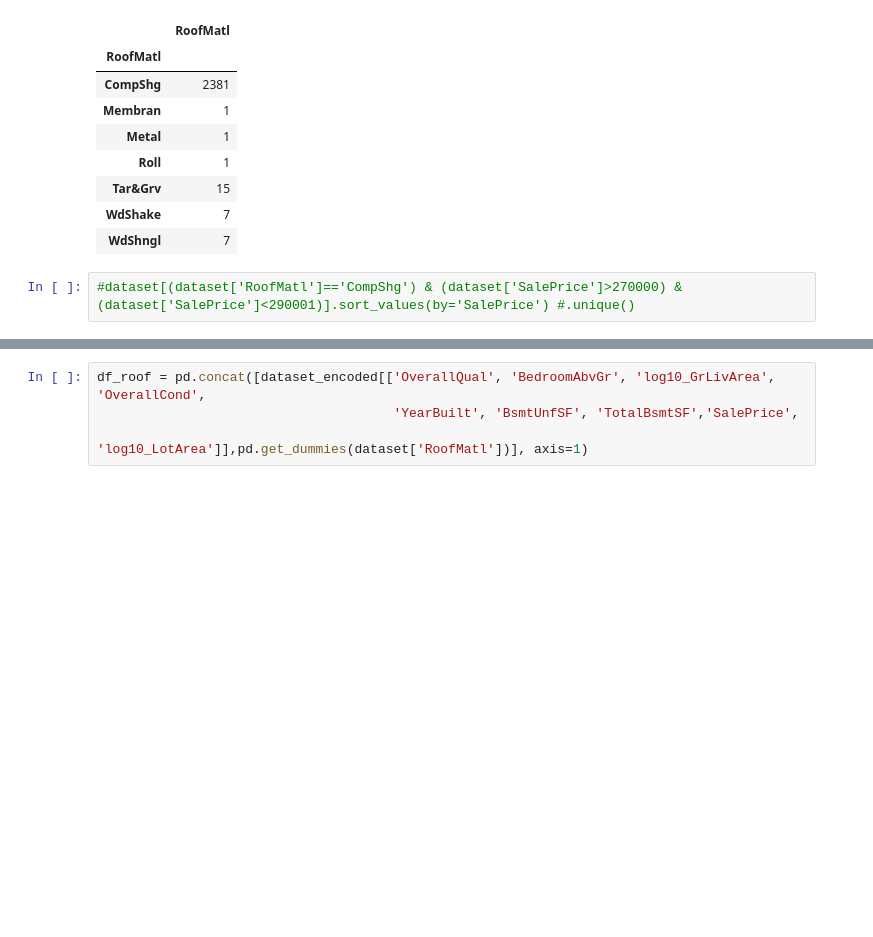
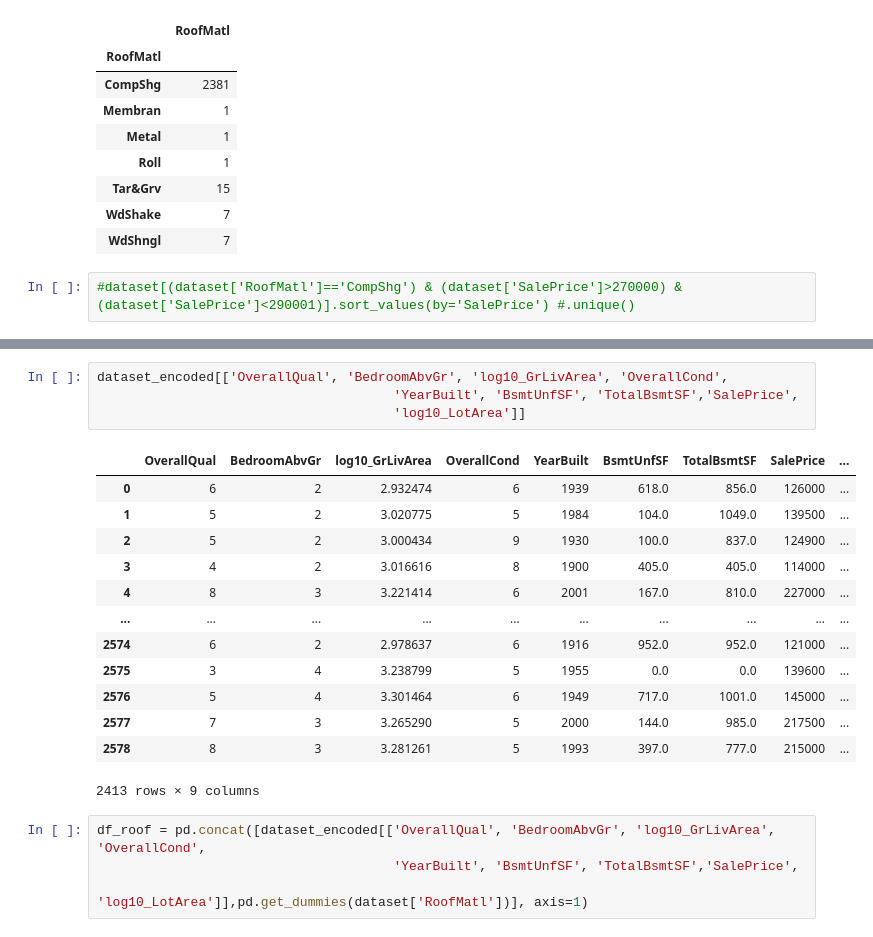
Before and after one commit to hikarinosenshi/ml_project, a Jupyter notebook: ariel/Feature Selection2.ipynb, the cells around one changed output, grey strips where cells are left out. Saved outputs shown, nothing was run; the diff lists cells and outputs as text; blank space fills up the shorter version.

```diff
--- a/ariel/Feature Selection2.ipynb
+++ b/ariel/Feature Selection2.ipynb
@@ -675,3 +652,21 @@ dataset[dataset['RoofMatl']=='WdShngl'].sort_values(by='SalePrice') #.unique()
+# %%
+dataset_encoded[['OverallQual', 'BedroomAbvGr', 'log10_GrLivArea', 'OverallCond',
+                                      'YearBuilt', 'BsmtUnfSF', 'TotalBsmtSF','SalePrice',
+                                      'log10_LotArea']]
+# %% [output]
+|  | OverallQual | BedroomAbvGr | log10_GrLivArea | OverallCond | YearBuilt | BsmtUnfSF | TotalBsmtSF | SalePrice | ... |
+| 0 | 6 | 2 | 2.932474 | 6 | 1939 | 618.0 | 856.0 | 126000 | ... |
+| 1 | 5 | 2 | 3.020775 | 5 | 1984 | 104.0 | 1049.0 | 139500 | ... |
+| 2 | 5 | 2 | 3.000434 | 9 | 1930 | 100.0 | 837.0 | 124900 | ... |
+| 3 | 4 | 2 | 3.016616 | 8 | 1900 | 405.0 | 405.0 | 114000 | ... |
+| 4 | 8 | 3 | 3.221414 | 6 | 2001 | 167.0 | 810.0 | 227000 | ... |
+| ... | ... | ... | ... | ... | ... | ... | ... | ... | ... |
+| 2574 | 6 | 2 | 2.978637 | 6 | 1916 | 952.0 | 952.0 | 121000 | ... |
+| 2575 | 3 | 4 | 3.238799 | 5 | 1955 | 0.0 | 0.0 | 139600 | ... |
+| 2576 | 5 | 4 | 3.301464 | 6 | 1949 | 717.0 | 1001.0 | 145000 | ... |
+| 2577 | 7 | 3 | 3.265290 | 5 | 2000 | 144.0 | 985.0 | 217500 | ... |
+| 2578 | 8 | 3 | 3.281261 | 5 | 1993 | 397.0 | 777.0 | 215000 | ... |
+2413 rows × 9 columns
 # %%
 df_roof = pd.concat([dataset_encoded[['OverallQual', 'BedroomAbvGr', 'log10_GrLivArea', 'OverallCond',
                                       'YearBuilt', 'BsmtUnfSF', 'TotalBsmtSF','SalePrice',
```
Also changed, not shown: parts of 41 cells of this notebook, 1 other file.
